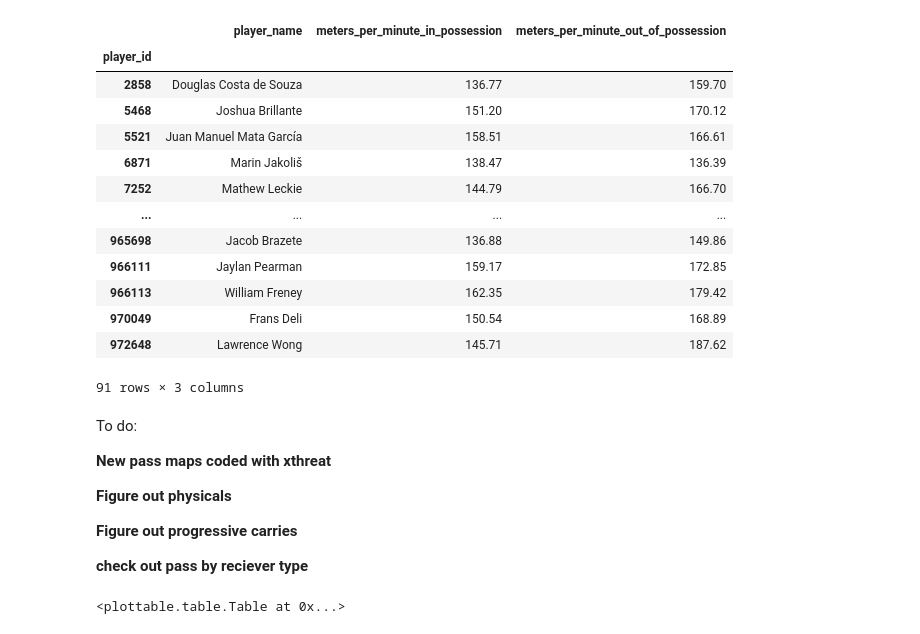
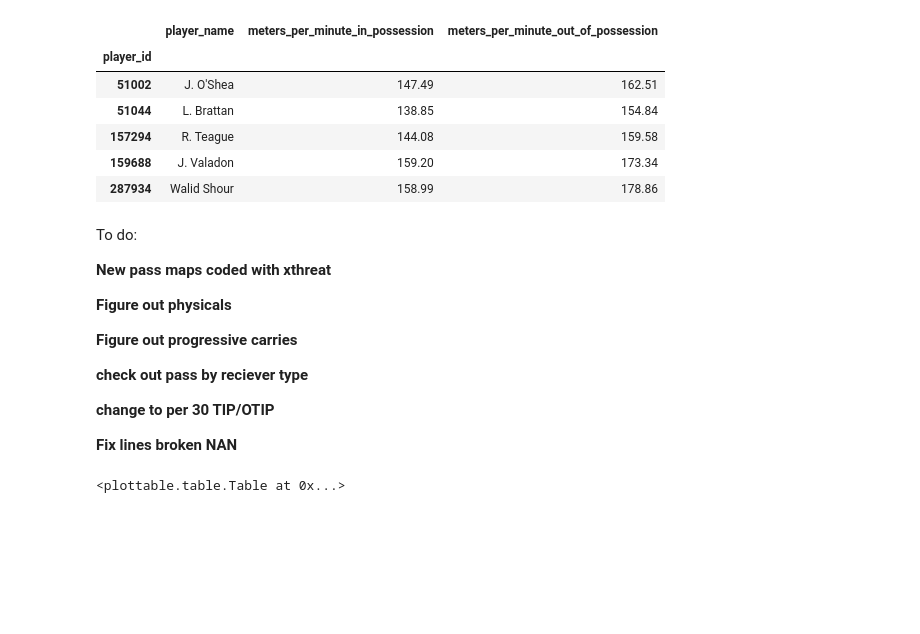
Before and after one commit to nkrackeler30/ASIProj, a Jupyter notebook: Data/ASIProj.ipynb, the cells around one changed output. Drawn from its saved outputs; the diff is of its cells as text; code cells hidden in the pictures; blank space fills up the shorter version.

```diff
--- a/Data/ASIProj.ipynb
+++ b/Data/ASIProj.ipynb
@@ -1199,23 +1260,16 @@ class StyleAggregator:
 # %%
 df = DataLoader(matchids).data_loader_multi_match()
 
 summary = CreativeMidfielderComparison(df).get_physicals_aggregator()
-summary
+summary[summary['player_name'].isin(['J. Valadon', 'R. Teague', "J. O'Shea", 'Walid Shour', 'L. Brattan'])]
 # %% [output]
 |  | player_name | meters_per_minute_in_possession | meters_per_minute_out_of_possession |
 | player_id |  |  |  |
-| 2858 | Douglas Costa de Souza | 136.77 | 159.70 |
-| 5468 | Joshua Brillante | 151.20 | 170.12 |
-| 5521 | Juan Manuel Mata García | 158.51 | 166.61 |
-| 6871 | Marin Jakoliš | 138.47 | 136.39 |
-| 7252 | Mathew Leckie | 144.79 | 166.70 |
-| ... | ... | ... | ... |
-| 965698 | Jacob Brazete | 136.88 | 149.86 |
-| 966111 | Jaylan Pearman | 159.17 | 172.85 |
-| 966113 | William Freney | 162.35 | 179.42 |
-| 970049 | Frans Deli | 150.54 | 168.89 |
-| 972648 | Lawrence Wong | 145.71 | 187.62 |
+| 51002 | J. O'Shea | 147.49 | 162.51 |
+| 51044 | L. Brattan | 138.85 | 154.84 |
+| 157294 | R. Teague | 144.08 | 159.58 |
+| 159688 | J. Valadon | 159.20 | 173.34 |
+| 287934 | Walid Shour | 158.99 | 178.86 |
-91 rows × 3 columns
 # %% [markdown]
 To do:
 
@@ -1226,6 +1280,10 @@ To do:
 **Figure out progressive carries**
 
 **check out pass by reciever type**
+
+**change to per 30 TIP/OTIP**
+
+**Fix lines broken NAN**
 # %%
 df = DataLoader(matchids).data_loader_multi_match()
 
```
Also changed, not shown: parts of 4 cells of this notebook.
